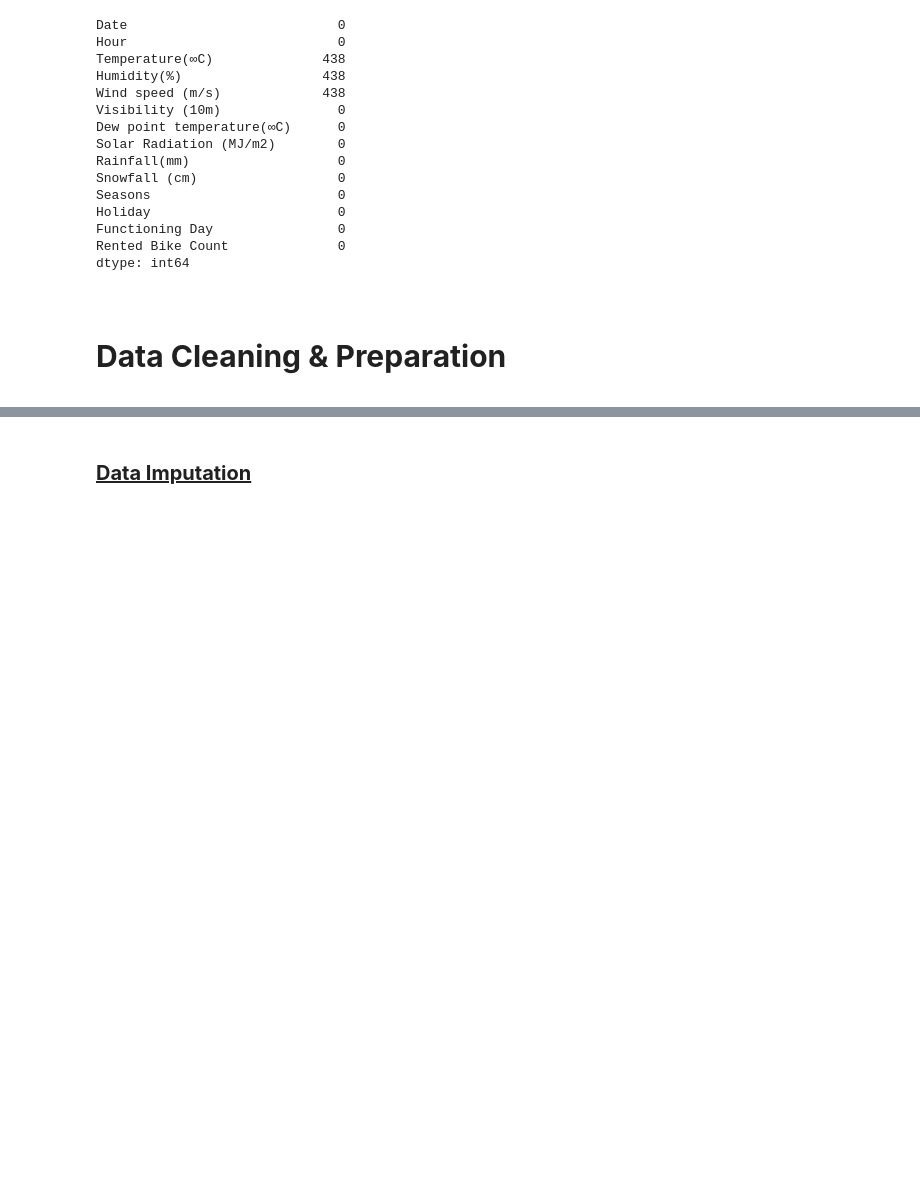
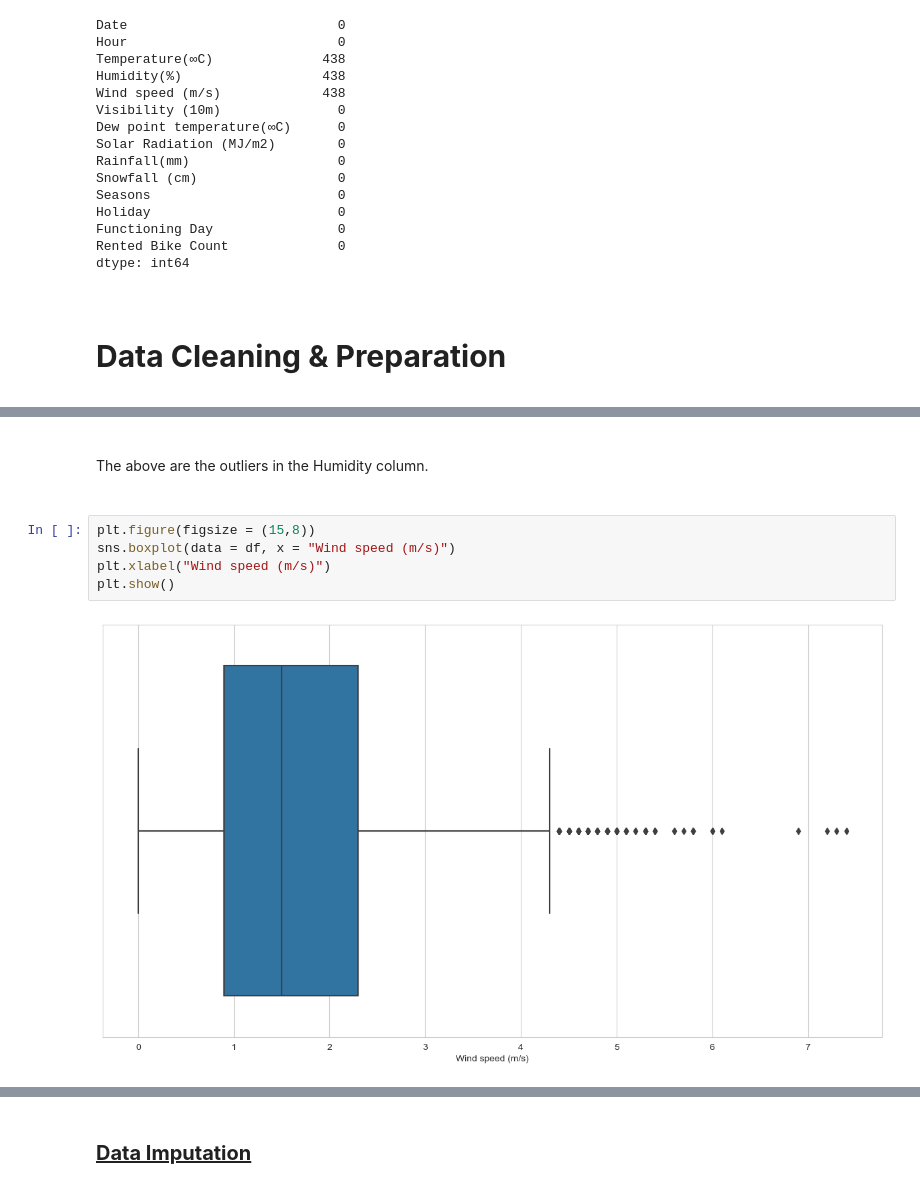
Before and after one commit to A1maan/seoul-bike-demand-project, a Jupyter notebook: ise291_project.ipynb, the cells around one changed output, grey strips where cells are left out. Drawn from its saved outputs; the diff is of its cells as text; blank space fills up the shorter version.

```diff
--- a/ise291_project.ipynb
+++ b/ise291_project.ipynb
@@ -109,0 +184,9 @@ dtype: int64
+# %% [markdown]
+<br>The above are the outliers in the Humidity column.<br><br>
+# %%
+plt.figure(figsize = (15,8))
+sns.boxplot(data = df, x = "Wind speed (m/s)")
+plt.xlabel("Wind speed (m/s)")
+plt.show()
+# %% [output]
+[figure, added]
```
Also changed, not shown: parts of 33 cells of this notebook.
